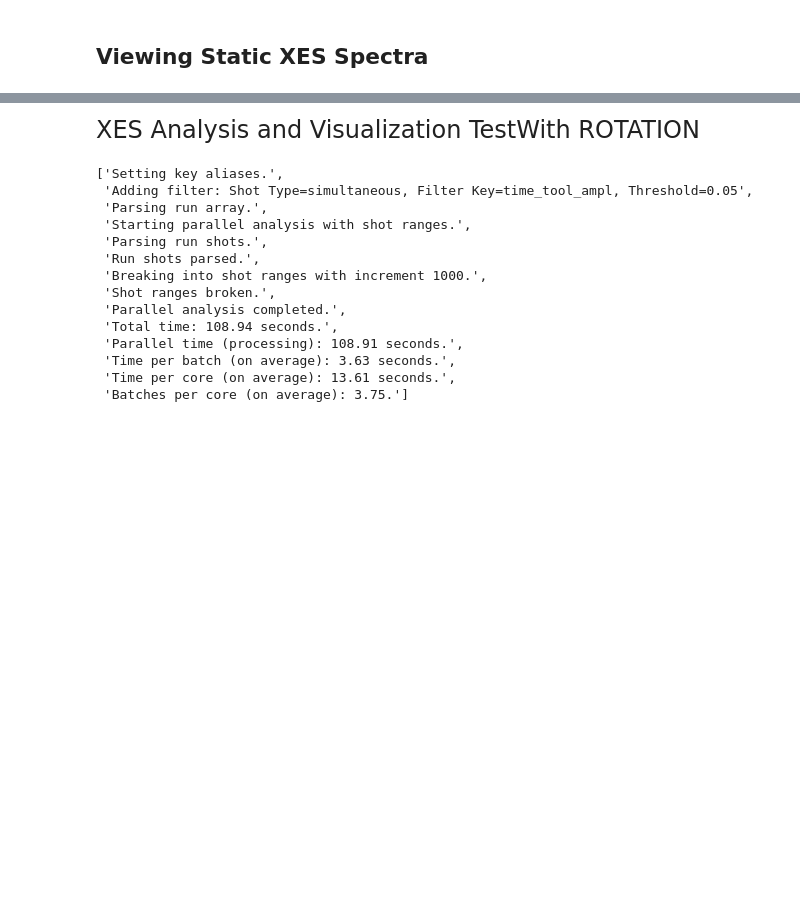
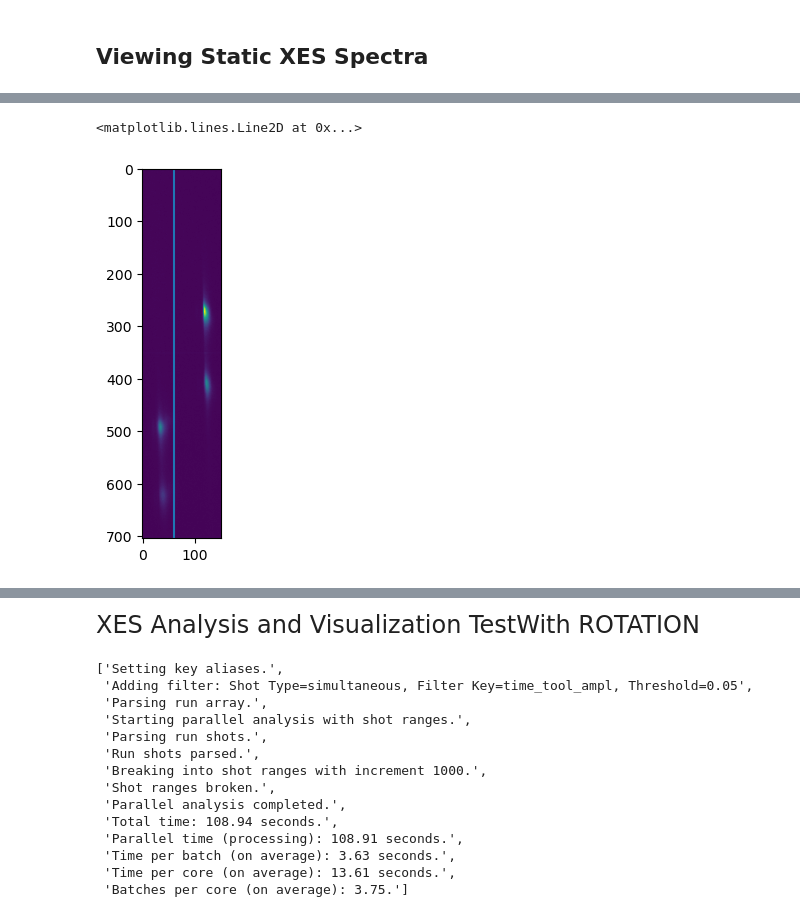
Before and after one commit to lg345/XSpect, a Jupyter notebook: XSpect_XES_examples.ipynb, the cells around one changed output, grey strips where cells are left out. Drawn from its saved outputs; the diff is of its cells as text; code cells hidden in the pictures; blank space fills up the shorter version.

```diff
--- a/XSpect_XES_examples.ipynb
+++ b/XSpect_XES_examples.ipynb
@@ -41,0 +104,6 @@ plt.plot(v.summed_xes)
+# %%
+plt.imshow(xes.analyzed_runs[0].epix_summed)
+plt.axvline(60)
+# %% [output]
+<matplotlib.lines.Line2D at 0x...>
+[figure, added]
```
Also changed, not shown: parts of 6 cells of this notebook, 1 other file.
